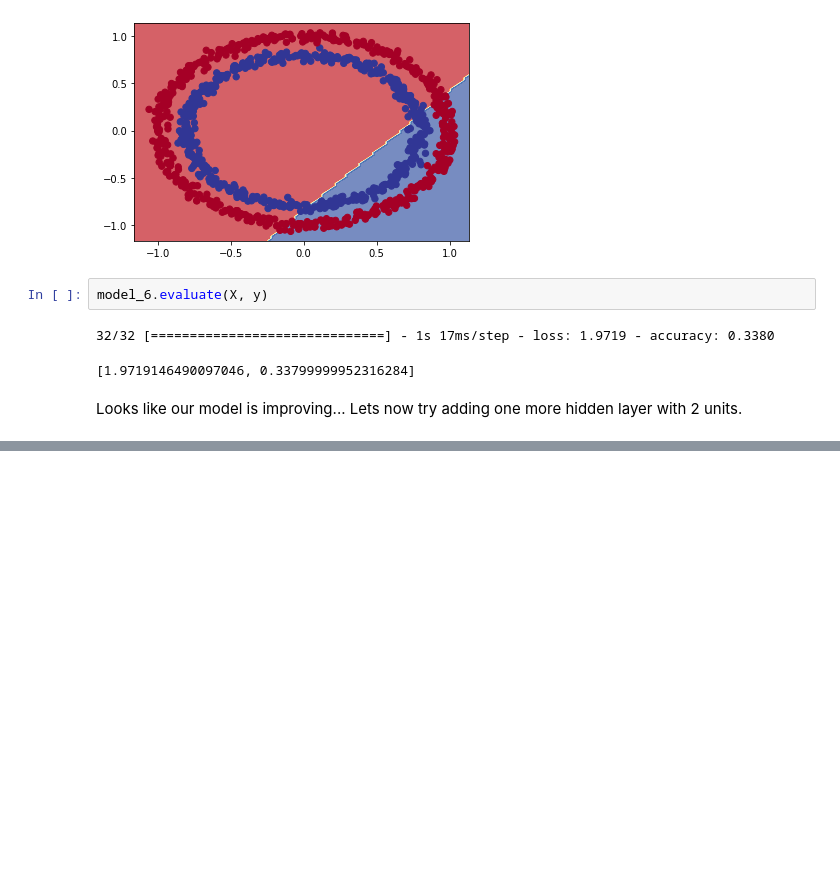
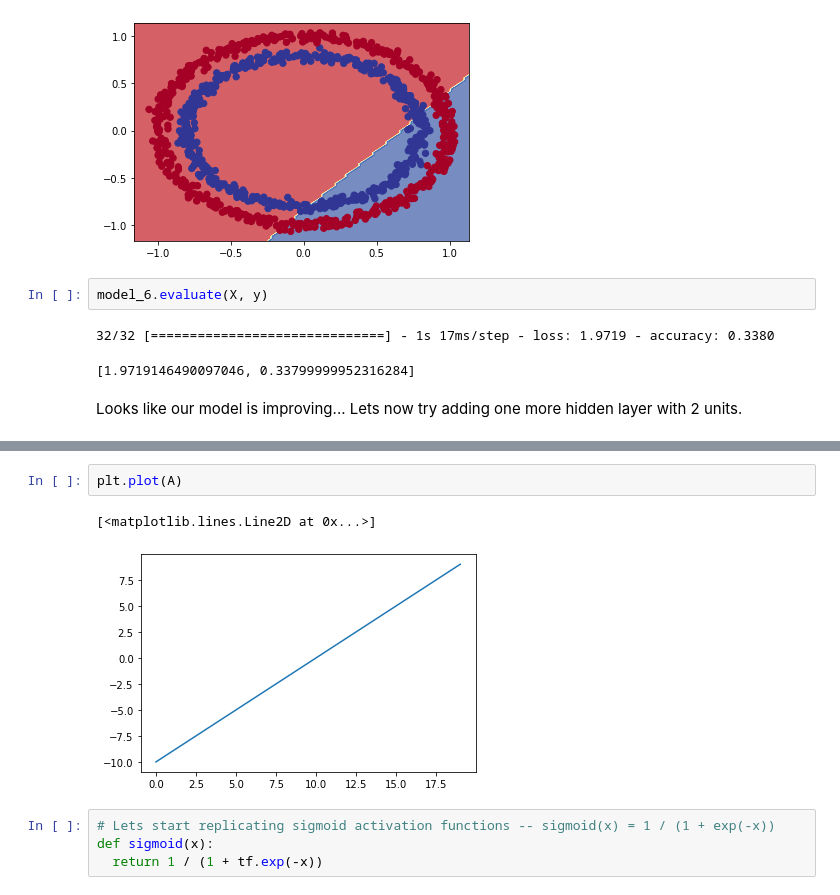
Before and after one commit to Kaushal-Top5699/classification_NN_tensorflow, a Jupyter notebook: classification_NN_tensorflow.ipynb, the cells around one changed output, grey strips where cells are left out. Cells and saved outputs as stored; diff of their text form; blank space fills up the shorter version.

```diff
--- a/classification_NN_tensorflow.ipynb
+++ b/classification_NN_tensorflow.ipynb
@@ -376,0 +438,9 @@ Multi-Class Classification
+# %%
+plt.plot(A)
+# %% [output]
+[<matplotlib.lines.Line2D at 0x...>]
+[figure, added]
+# %%
+# Lets start replicating sigmoid activation functions -- sigmoid(x) = 1 / (1 + exp(-x))
+def sigmoid(x):
+  return 1 / (1 + tf.exp(-x))
```
Also changed, not shown: parts of 31 cells of this notebook.
